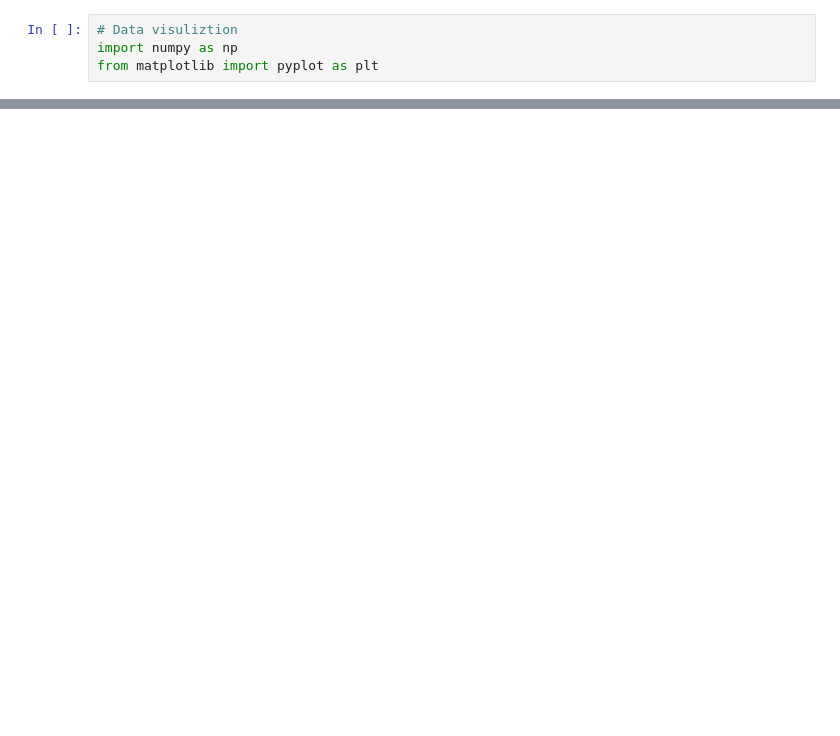
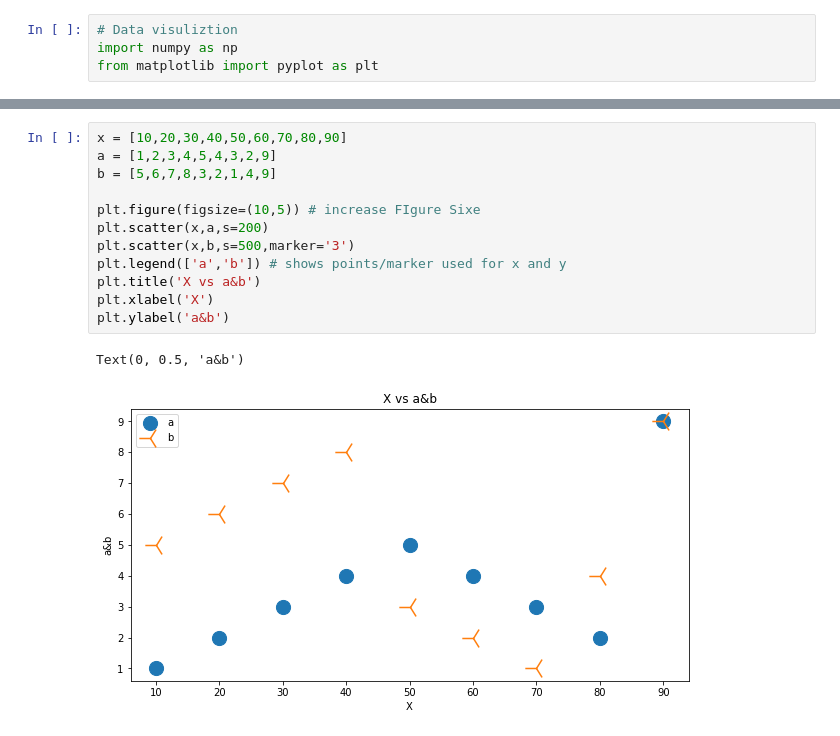
Before and after one commit to NOBODY1819/Sem-6-ML-lab, a Jupyter notebook: Activity_2/activity_2.1.ipynb, the cells around one changed output, grey strips where cells are left out. Saved outputs shown, nothing was run; the diff lists cells and outputs as text; blank space fills up the shorter version.

```diff
--- a/Activity_2/activity_2.1.ipynb
+++ b/Activity_2/activity_2.1.ipynb
@@ -12,0 +47,15 @@ plt.show()
+# %%
+x = [10,20,30,40,50,60,70,80,90]
+a = [1,2,3,4,5,4,3,2,9]
+b = [5,6,7,8,3,2,1,4,9]
+
+plt.figure(figsize=(10,5)) # increase FIgure Sixe
+plt.scatter(x,a,s=200)
+plt.scatter(x,b,s=500,marker='3')
+plt.legend(['a','b']) # shows points/marker used for x and y
+plt.title('X vs a&b')
+plt.xlabel('X')
+plt.ylabel('a&b')
+# %% [output]
+Text(0, 0.5, 'a&b')
+[figure, added]
```
Also changed, not shown: parts of 6 cells of this notebook, 3 other files.
